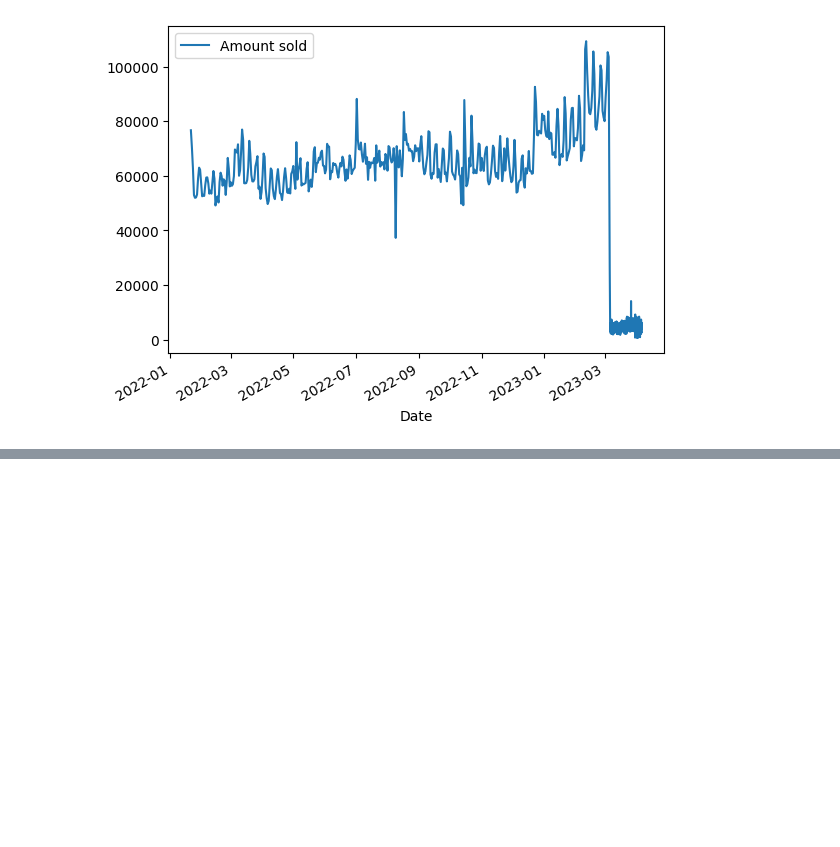
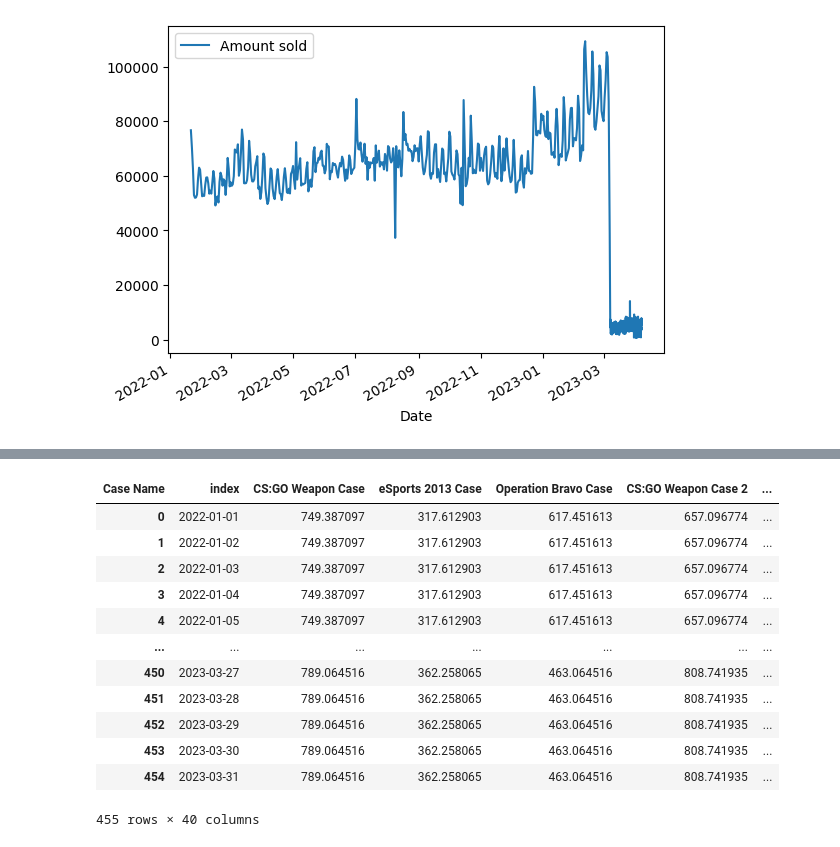
Before and after one commit to sens0rer/cs-case-metrics, a Jupyter notebook: playground.ipynb, the cells around one changed output, grey strips where cells are left out. Saved outputs shown, nothing was run; the diff lists cells and outputs as text; code cells hidden in the pictures; blank space fills up the shorter version.

```diff
--- a/playground.ipynb
+++ b/playground.ipynb
@@ -239,0 +416,43 @@ smooth_price_history2.plot(x='Date', y='Amount sold', rot=30)
+# %%
+# Assuming df_copy is the resulting dataframe
+
+# Create a copy of df_copy
+df_copy2 = df_copy.copy()
+
+# Set 'Date' column as the index
+df_copy2.set_index('Date', inplace=True)
+
+# Get the last date in the dataframe
+last_date = df_copy2.index[-1]
+
+# Get the last row of the dataframe
+last_row = df_copy2.iloc[-1]
+
+# Set the name of the last row as the last day of the month for the last date
+last_row.name = last_date + pd.offsets.MonthEnd(0)
+
+# Concatenate the last row with the last day of the month as a new dataframe
+df_copy2 = pd.concat([df_copy2, pd.DataFrame([last_row], columns=df_copy2.columns)])
+
+# Resample the dataframe to daily frequency and forward fill the values
+df_copy2 = df_copy2.resample('D').ffill()
+
+# Reset the index
+df_copy2.reset_index(inplace=True)
+
+# Display the updated dataframe
+df_copy2
+# %% [output]
+| Case Name | index | CS:GO Weapon Case | eSports 2013 Case | Operation Bravo Case | CS:GO Weapon Case 2 | ... |
+| 0 | 2022-01-01 | 749.387097 | 317.612903 | 617.451613 | 657.096774 | ... |
+| 1 | 2022-01-02 | 749.387097 | 317.612903 | 617.451613 | 657.096774 | ... |
+| 2 | 2022-01-03 | 749.387097 | 317.612903 | 617.451613 | 657.096774 | ... |
+| 3 | 2022-01-04 | 749.387097 | 317.612903 | 617.451613 | 657.096774 | ... |
+| 4 | 2022-01-05 | 749.387097 | 317.612903 | 617.451613 | 657.096774 | ... |
+| ... | ... | ... | ... | ... | ... | ... |
+| 450 | 2023-03-27 | 789.064516 | 362.258065 | 463.064516 | 808.741935 | ... |
+| 451 | 2023-03-28 | 789.064516 | 362.258065 | 463.064516 | 808.741935 | ... |
+| 452 | 2023-03-29 | 789.064516 | 362.258065 | 463.064516 | 808.741935 | ... |
+| 453 | 2023-03-30 | 789.064516 | 362.258065 | 463.064516 | 808.741935 | ... |
+| 454 | 2023-03-31 | 789.064516 | 362.258065 | 463.064516 | 808.741935 | ... |
+455 rows × 40 columns
```
Also changed, not shown: parts of 11 cells of this notebook, 1 other file.
